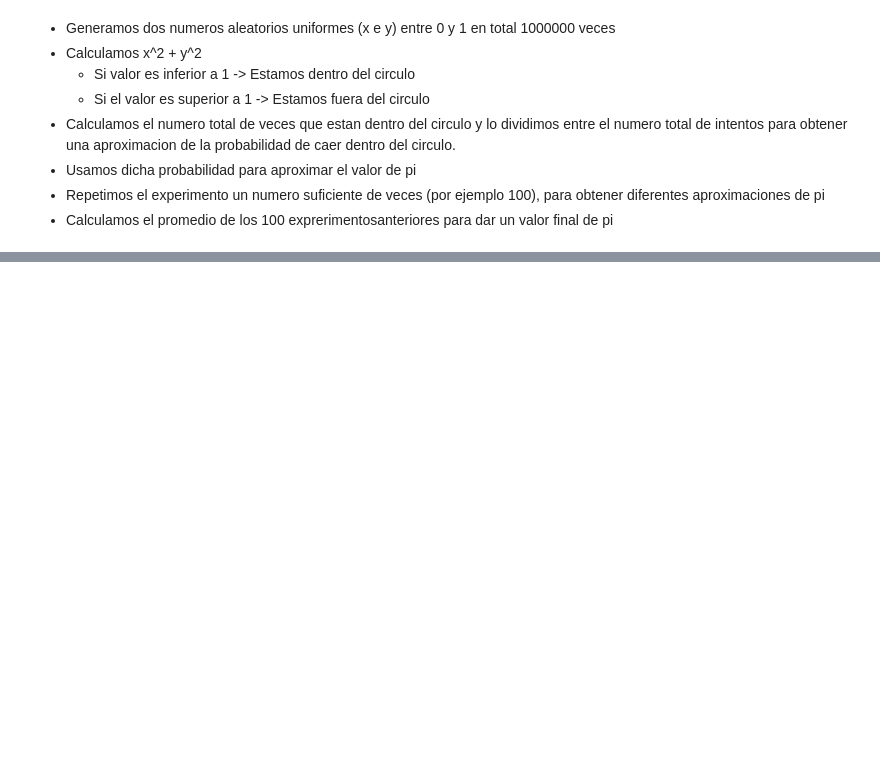
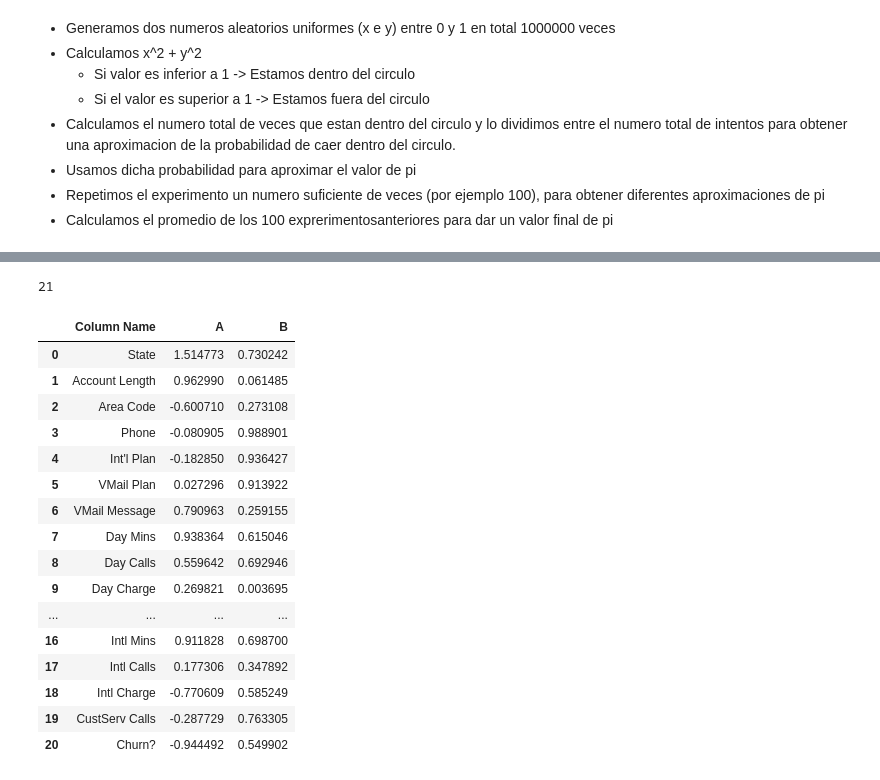
Before and after one commit to cdgutierrez456/data-science-course-gabriel-gomila, a Jupyter notebook: T2 - 2 - Data cleaning - Funciones de distribucion de probabilidad.ipynb, the cells around one changed output, grey strips where cells are left out. Saved outputs shown, nothing was run; the diff lists cells and outputs as text; code cells hidden in the pictures; blank space fills up the shorter version.

```diff
--- a/T2 - 2 - Data cleaning - Funciones de distribucion de probabilidad.ipynb
+++ b/T2 - 2 - Data cleaning - Funciones de distribucion de probabilidad.ipynb
@@ -107,0 +177,35 @@ pi_montecarlo(1000000, 200)
+# %%
+column_names = data.columns.values.tolist()
+# %%
+a = len(column_names)
+a
+# %% [output]
+21
+# %%
+new_data = pd.DataFrame(
+    {
+        "Column Name": column_names,
+        "A": np.random.randn(a),
+        "B": np.random.uniform(0, 1, a)
+    }
+)
+# %%
+new_data
+# %% [output]
+|  | Column Name | A | B |
+| 0 | State | 1.514773 | 0.730242 |
+| 1 | Account Length | 0.962990 | 0.061485 |
+| 2 | Area Code | -0.600710 | 0.273108 |
+| 3 | Phone | -0.080905 | 0.988901 |
+| 4 | Int'l Plan | -0.182850 | 0.936427 |
+| 5 | VMail Plan | 0.027296 | 0.913922 |
+| 6 | VMail Message | 0.790963 | 0.259155 |
+| 7 | Day Mins | 0.938364 | 0.615046 |
+| 8 | Day Calls | 0.559642 | 0.692946 |
+| 9 | Day Charge | 0.269821 | 0.003695 |
+| ... | ... | ... | ... |
+| 16 | Intl Mins | 0.911828 | 0.698700 |
+| 17 | Intl Calls | 0.177306 | 0.347892 |
+| 18 | Intl Charge | -0.770609 | 0.585249 |
+| 19 | CustServ Calls | -0.287729 | 0.763305 |
+| 20 | Churn? | -0.944492 | 0.549902 |
```
Also changed, not shown: parts of 10 cells of this notebook.
